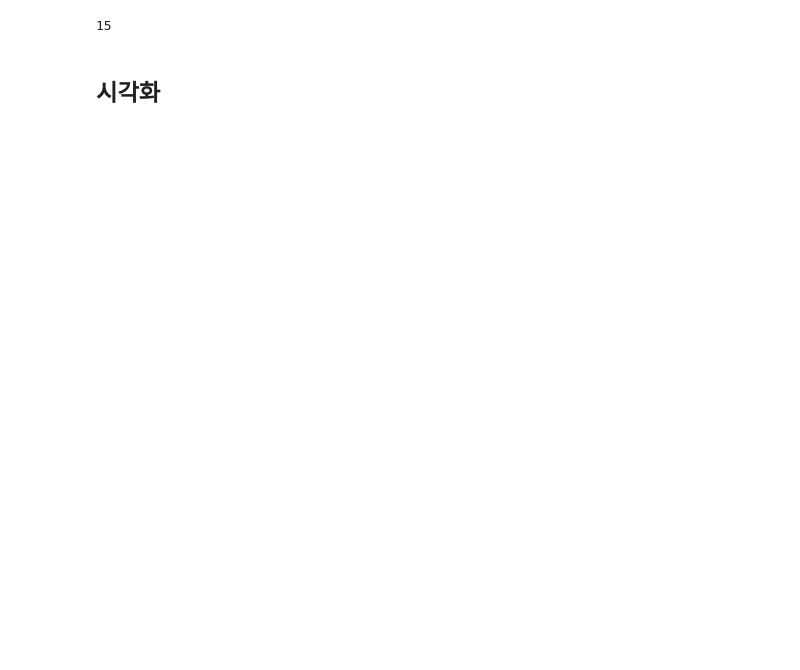
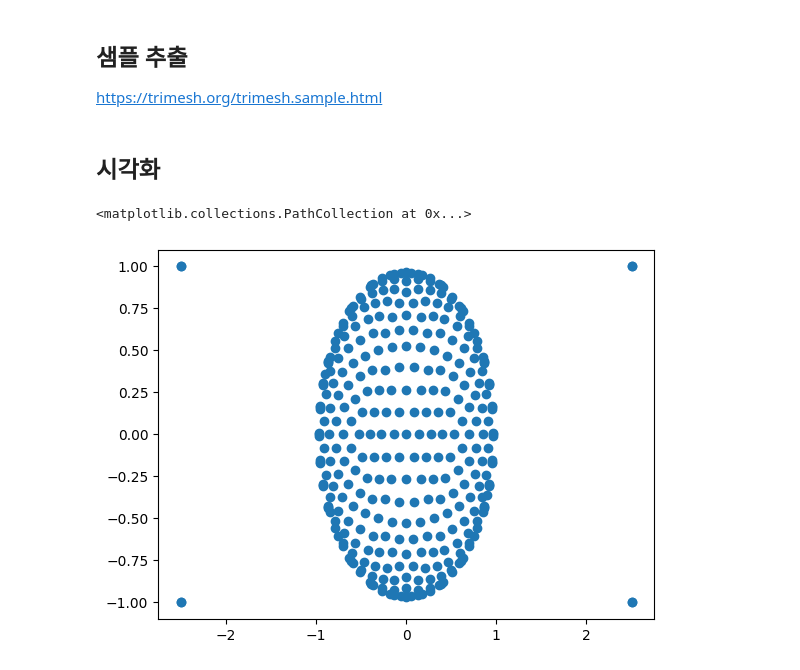
Before and after one commit to vinca0224/3D, a Jupyter notebook: trimesh.ipynb, the cells around one changed output. Drawn from its saved outputs; the diff is of its cells as text; code cells hidden in the pictures; blank space fills up the shorter version.

```diff
--- a/trimesh.ipynb
+++ b/trimesh.ipynb
@@ -68,4 +17,0 @@ vertex_sample
-# %%
-len(vertex_sample)
-# %% [output]
-15
@@ -72,2 +21,6 @@ len(vertex_sample)
+# %% [markdown]
+## 샘플 추출
+
+https://trimesh.org/trimesh.sample.html
 # %% [markdown]
 ## 시각화
@@ -73,0 +31,5 @@ len(vertex_sample)
+# %%
+plt.scatter(vertices[:,0], vertices[:,1])
+# %% [output]
+<matplotlib.collections.PathCollection at 0x...>
+[figure, added]
```
Also changed, not shown: parts of 23 cells of this notebook, 3 other files.
